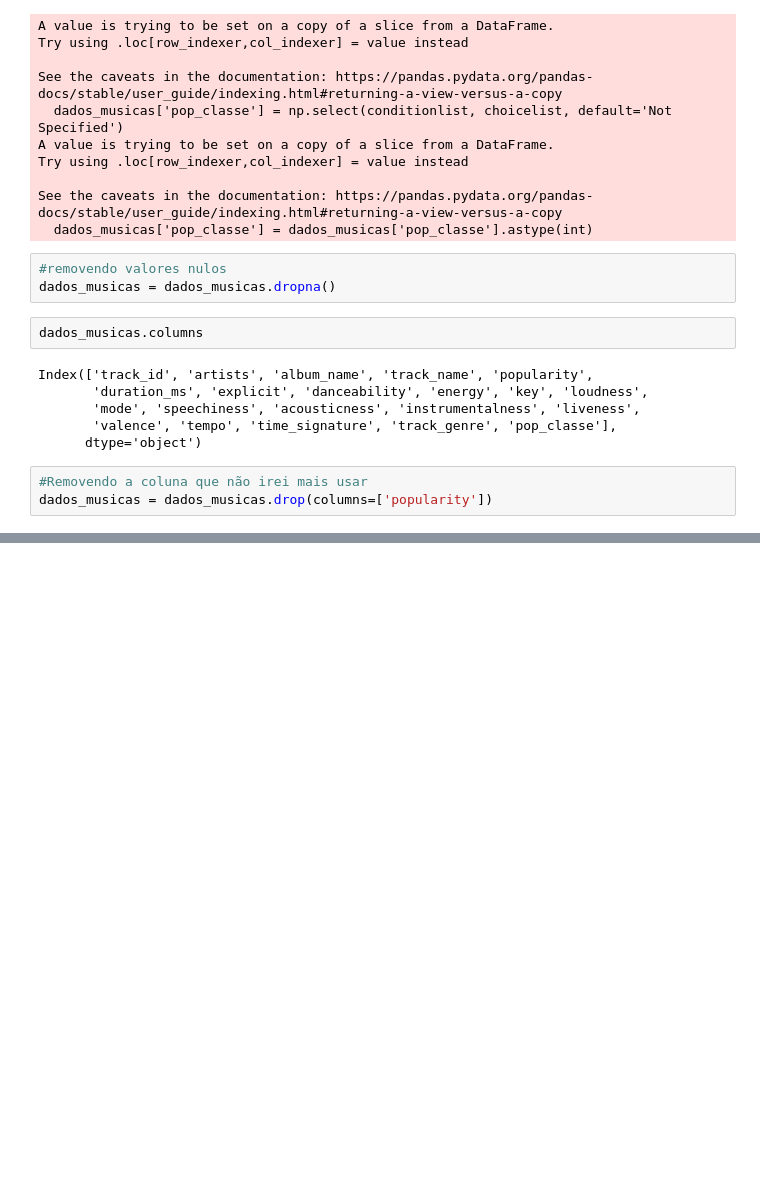
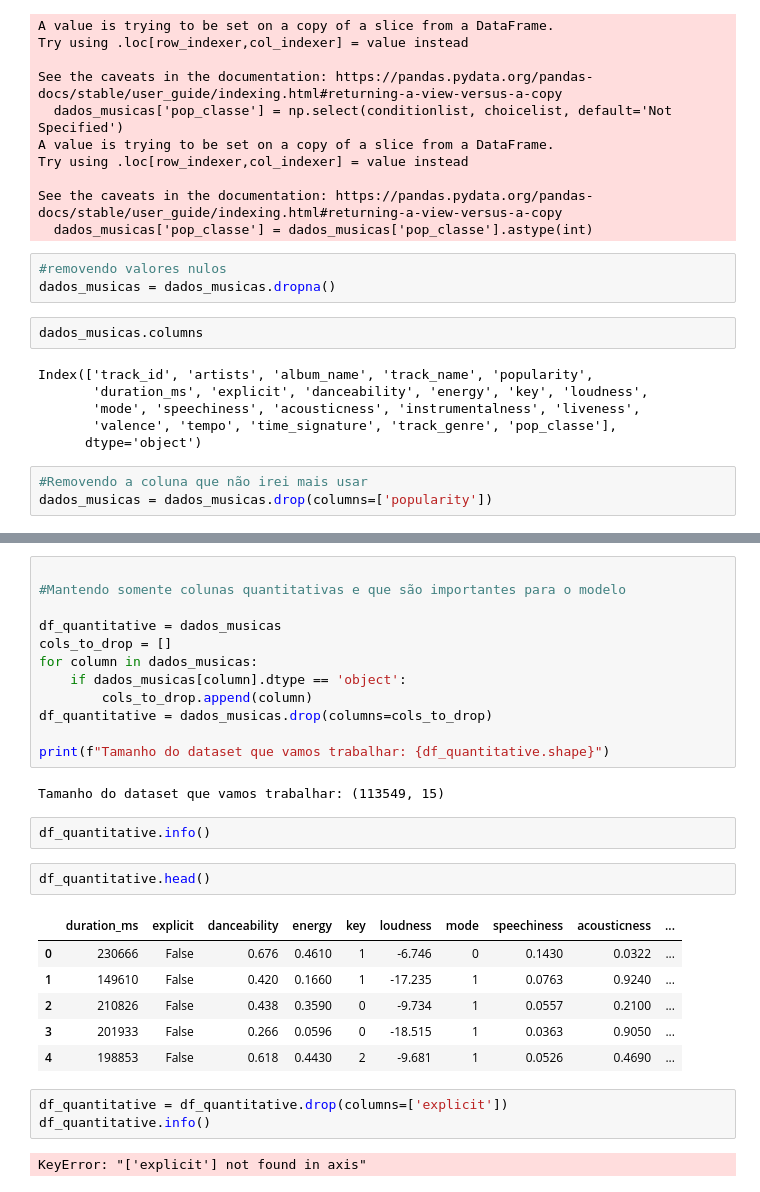
Before and after one commit to guimedeirosf/ml-song-popular, a Jupyter notebook: Spotify.ipynb, the cells around one changed output, grey strips where cells are left out. Drawn from its saved outputs; the diff is of its cells as text; blank space fills up the shorter version.

Commit message:
Removendo outras colunas

```diff
--- a/Spotify.ipynb
+++ b/Spotify.ipynb
@@ -354,0 +375,30 @@ dados_musicas = dados_musicas.drop(columns=['popularity'])
+# %%
+
+#Mantendo somente colunas quantitativas e que são importantes para o modelo
+
+df_quantitative = dados_musicas
+cols_to_drop = []
+for column in dados_musicas:
+    if dados_musicas[column].dtype == 'object':
+        cols_to_drop.append(column)
+df_quantitative = dados_musicas.drop(columns=cols_to_drop)
+
+print(f"Tamanho do dataset que vamos trabalhar: {df_quantitative.shape}")
+# %% [output]
+Tamanho do dataset que vamos trabalhar: (113549, 15)
+# %%
+df_quantitative.info()
+# %%
+df_quantitative.head()
+# %% [output]
+|  | duration_ms | explicit | danceability | energy | key | loudness | mode | speechiness | acousticness | ... |
+| 0 | 230666 | False | 0.676 | 0.4610 | 1 | -6.746 | 0 | 0.1430 | 0.0322 | ... |
+| 1 | 149610 | False | 0.420 | 0.1660 | 1 | -17.235 | 1 | 0.0763 | 0.9240 | ... |
+| 2 | 210826 | False | 0.438 | 0.3590 | 0 | -9.734 | 1 | 0.0557 | 0.2100 | ... |
+| 3 | 201933 | False | 0.266 | 0.0596 | 0 | -18.515 | 1 | 0.0363 | 0.9050 | ... |
+| 4 | 198853 | False | 0.618 | 0.4430 | 2 | -9.681 | 1 | 0.0526 | 0.4690 | ... |
+# %%
+df_quantitative = df_quantitative.drop(columns=['explicit'])
+df_quantitative.info()
+# %% [output]
+KeyError: "['explicit'] not found in axis"
```
Also changed, not shown: parts of 1 cell of this notebook.
